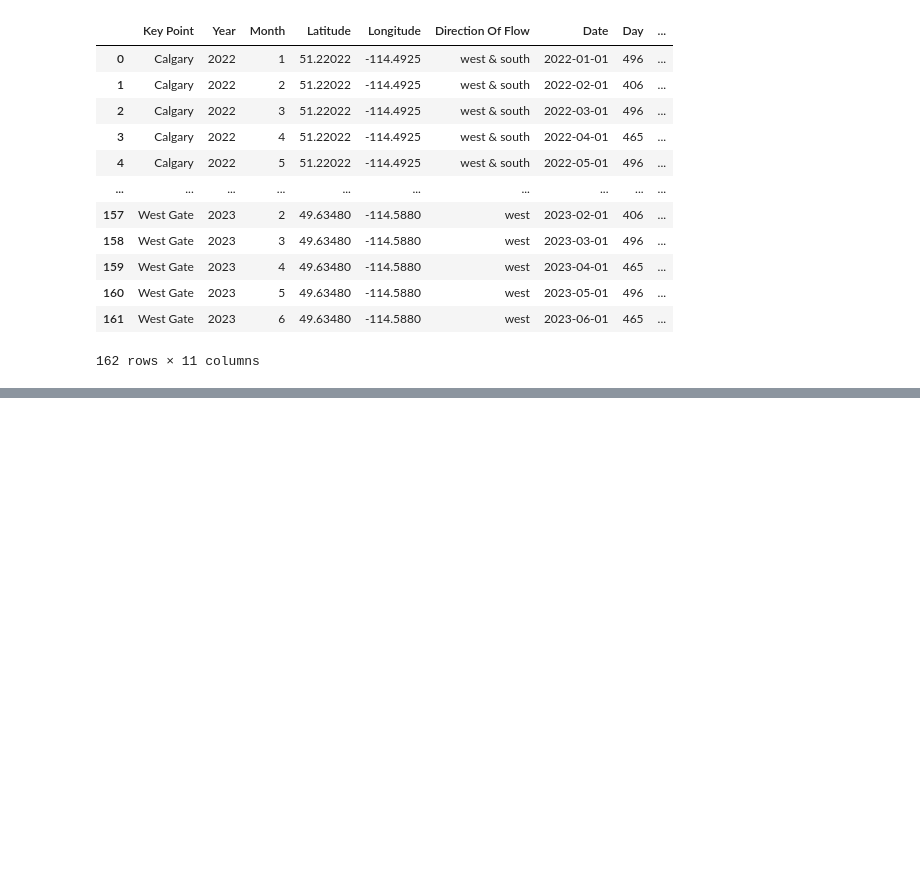
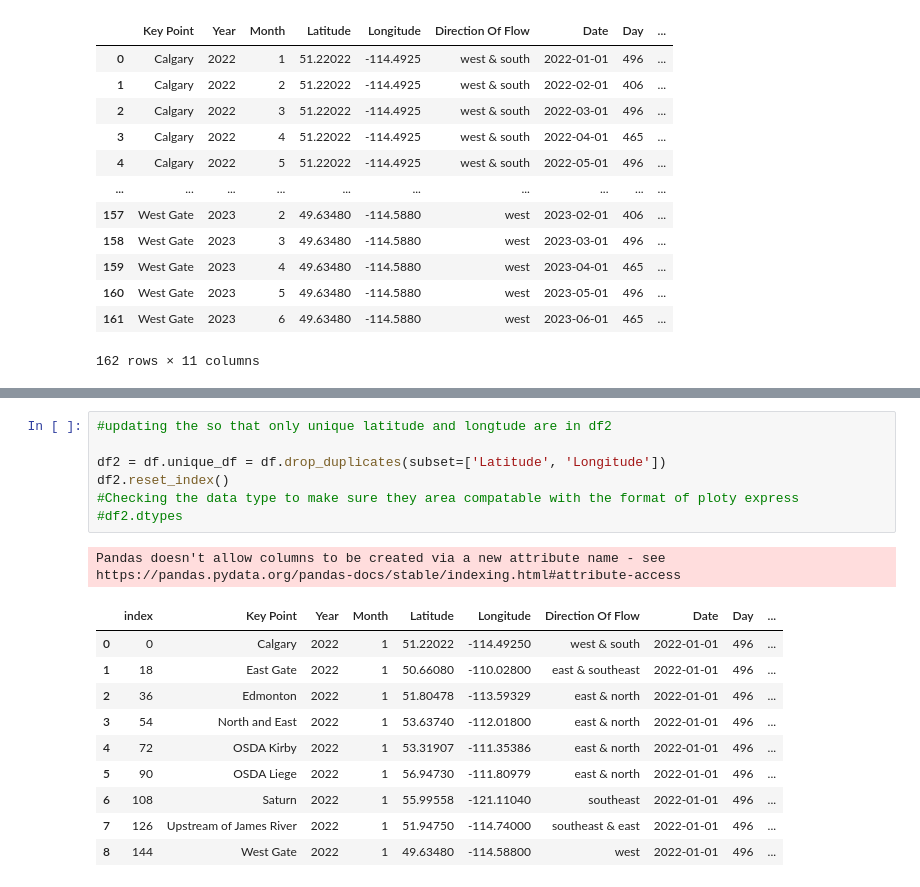
Before and after one commit to drewbosch98/Natural_Gas_Projects, a Jupyter notebook: Natural_Gas_Flow_Dashboard.ipynb, the cells around one changed output, grey strips where cells are left out. Saved outputs shown, nothing was run; the diff lists cells and outputs as text; blank space fills up the shorter version.

```diff
--- a/Natural_Gas_Flow_Dashboard.ipynb
+++ b/Natural_Gas_Flow_Dashboard.ipynb
@@ -55,0 +94,19 @@ fig.show()
+# %%
+#updating the so that only unique latitude and longtude are in df2
+
+df2 = df.unique_df = df.drop_duplicates(subset=['Latitude', 'Longitude'])
+df2.reset_index()
+#Checking the data type to make sure they area compatable with the format of ploty express
+#df2.dtypes
+# %% [output]
+Pandas doesn't allow columns to be created via a new attribute name - see https://pandas.pydata.org/pandas-docs/stable/indexing.html#attribute-access
+|  | index | Key Point | Year | Month | Latitude | Longitude | Direction Of Flow | Date | Day | ... |
+| 0 | 0 | Calgary | 2022 | 1 | 51.22022 | -114.49250 | west & south | 2022-01-01 | 496 | ... |
+| 1 | 18 | East Gate | 2022 | 1 | 50.66080 | -110.02800 | east & southeast | 2022-01-01 | 496 | ... |
+| 2 | 36 | Edmonton | 2022 | 1 | 51.80478 | -113.59329 | east & north | 2022-01-01 | 496 | ... |
+| 3 | 54 | North and East | 2022 | 1 | 53.63740 | -112.01800 | east & north | 2022-01-01 | 496 | ... |
+| 4 | 72 | OSDA Kirby | 2022 | 1 | 53.31907 | -111.35386 | east & north | 2022-01-01 | 496 | ... |
+| 5 | 90 | OSDA Liege | 2022 | 1 | 56.94730 | -111.80979 | east & north | 2022-01-01 | 496 | ... |
+| 6 | 108 | Saturn | 2022 | 1 | 55.99558 | -121.11040 | southeast | 2022-01-01 | 496 | ... |
+| 7 | 126 | Upstream of James River | 2022 | 1 | 51.94750 | -114.74000 | southeast & east | 2022-01-01 | 496 | ... |
+| 8 | 144 | West Gate | 2022 | 1 | 49.63480 | -114.58800 | west | 2022-01-01 | 496 | ... |
```
Also changed, not shown: parts of 14 cells of this notebook, 34 other files.
